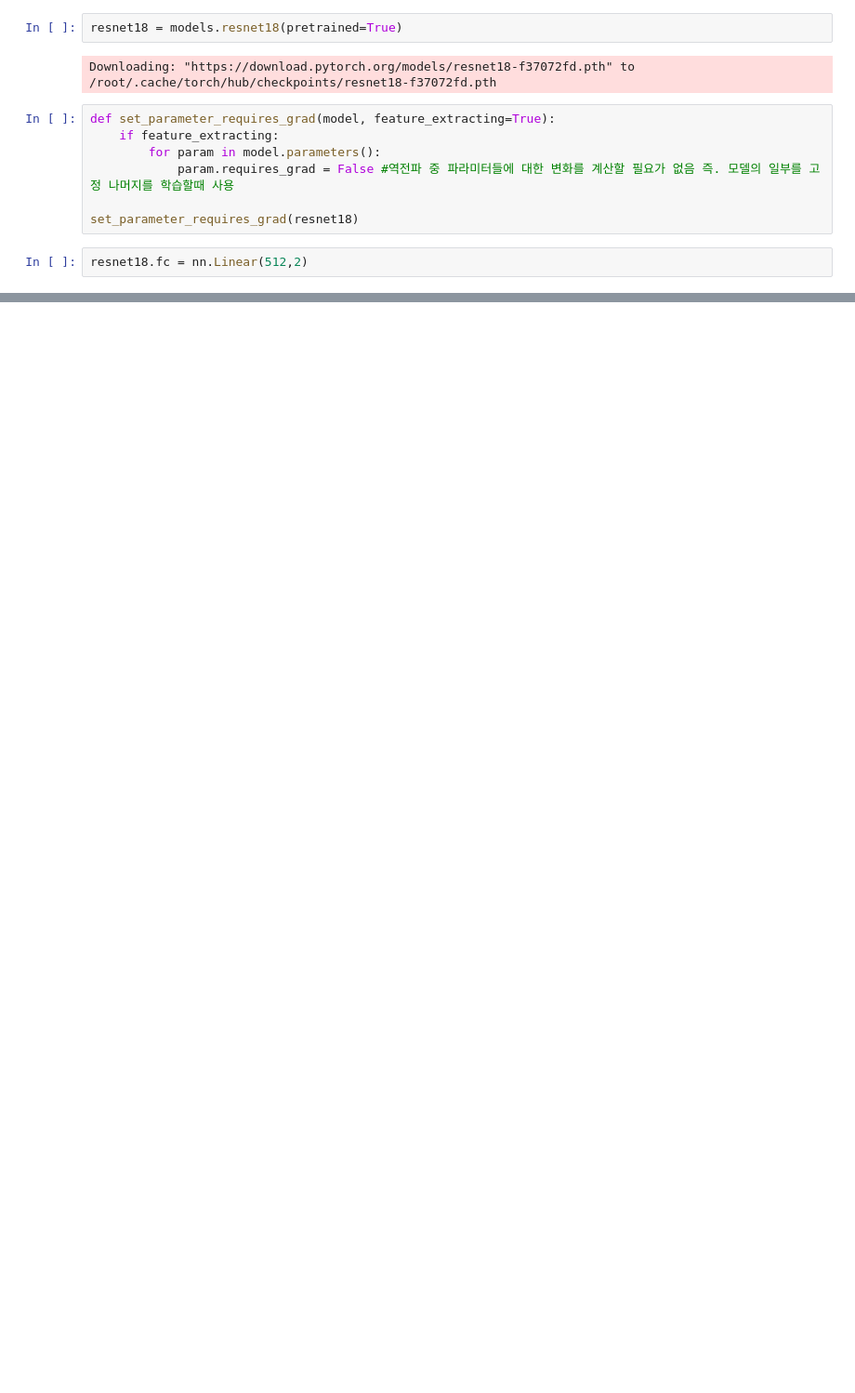
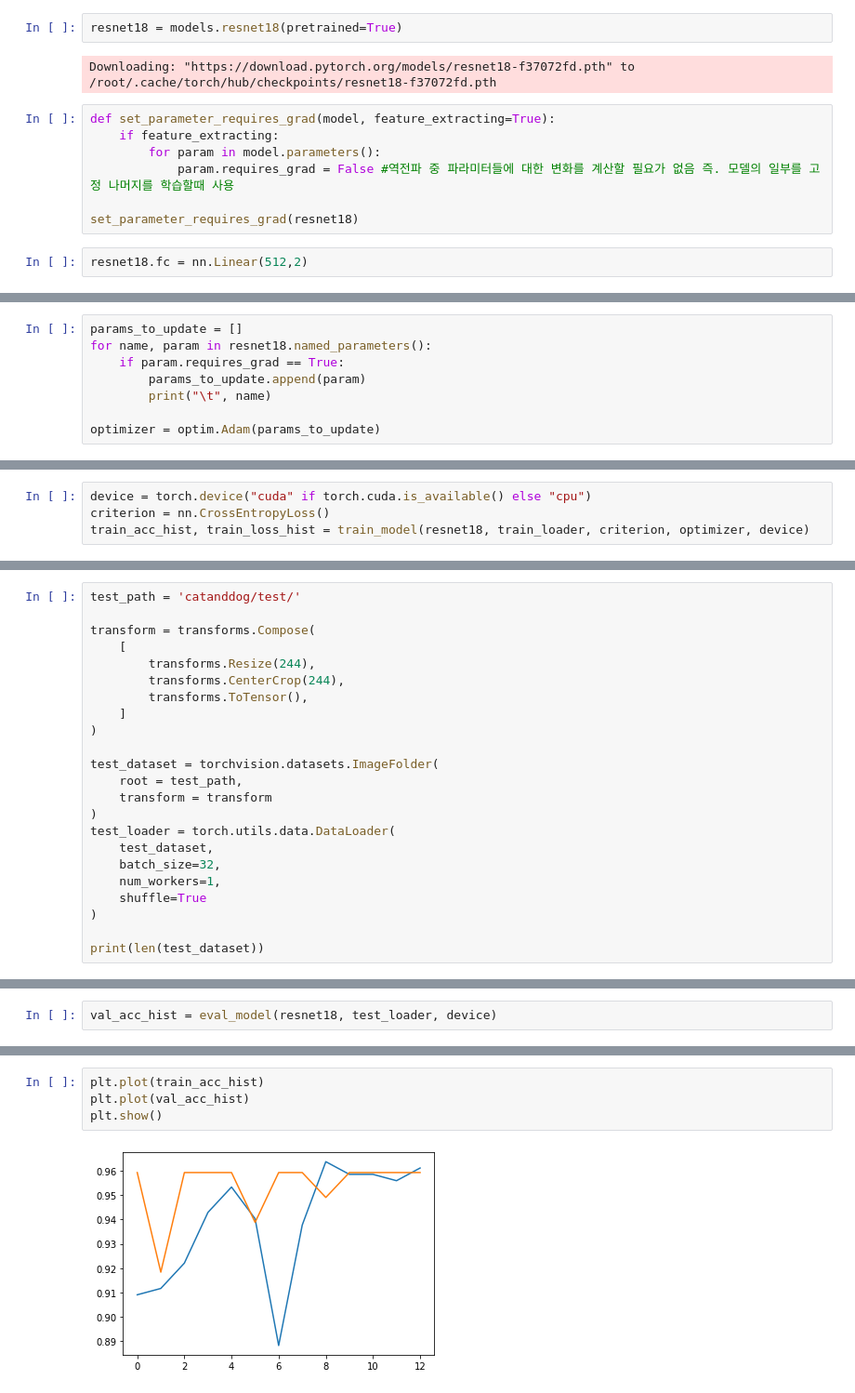
Before and after one commit to ChangZero/TIL, a Jupyter notebook: 딥러닝 파이토치 교과서/Chap5_전이학습.ipynb, the cells around one changed output, grey strips where cells are left out. Shown at 93% size. Drawn from its saved outputs; the diff is of its cells as text; blank space fills up the shorter version.

```diff
--- a/딥러닝 파이토치 교과서/Chap5_전이학습.ipynb
+++ b/딥러닝 파이토치 교과서/Chap5_전이학습.ipynb
@@ -134,0 +178,8 @@ ResNet(
+# %%
+params_to_update = []
+for name, param in resnet18.named_parameters():
+    if param.requires_grad == True:
+        params_to_update.append(param)
+        print("\t", name)
+
+optimizer = optim.Adam(params_to_update)
@@ -134,0 +189,4 @@ ResNet(
+# %%
+device = torch.device("cuda" if torch.cuda.is_available() else "cpu")
+criterion = nn.CrossEntropyLoss()
+train_acc_hist, train_loss_hist = train_model(resnet18, train_loader, criterion, optimizer, device)
@@ -134,0 +213,23 @@ ResNet(
+# %%
+test_path = 'catanddog/test/'
+
+transform = transforms.Compose(
+    [
+        transforms.Resize(244),
+        transforms.CenterCrop(244),
+        transforms.ToTensor(),
+    ]
+)
+
+test_dataset = torchvision.datasets.ImageFolder(
+    root = test_path,
+    transform = transform
+)
+test_loader = torch.utils.data.DataLoader(
+    test_dataset,
+    batch_size=32,
+    num_workers=1,
+    shuffle=True
+)
+
+print(len(test_dataset))
@@ -134,0 +282,2 @@ ResNet(
+# %%
+val_acc_hist = eval_model(resnet18, test_loader, device)
@@ -134,0 +302,6 @@ ResNet(
+# %%
+plt.plot(train_acc_hist)
+plt.plot(val_acc_hist)
+plt.show()
+# %% [output]
+[figure, added]
```
Also changed, not shown: parts of 12 cells of this notebook.
